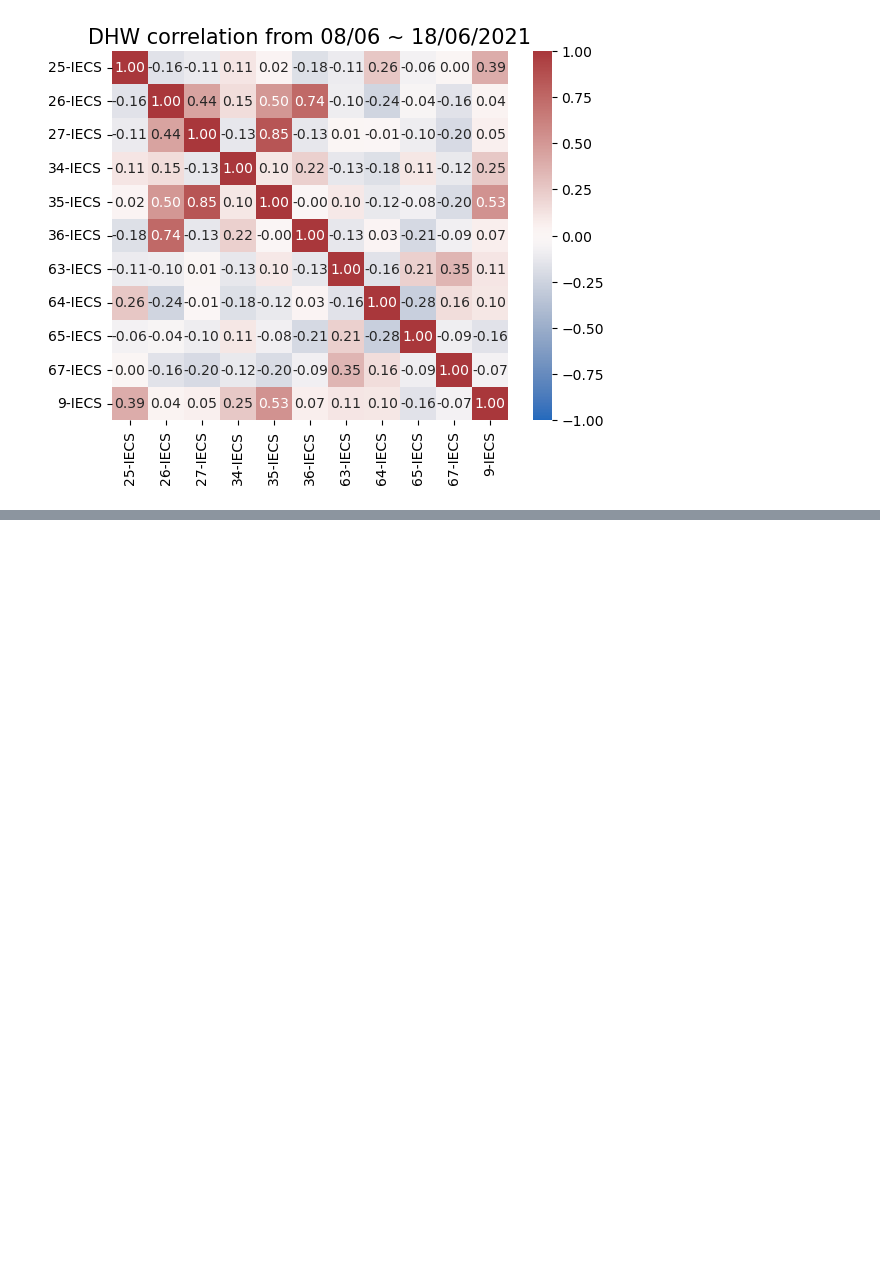
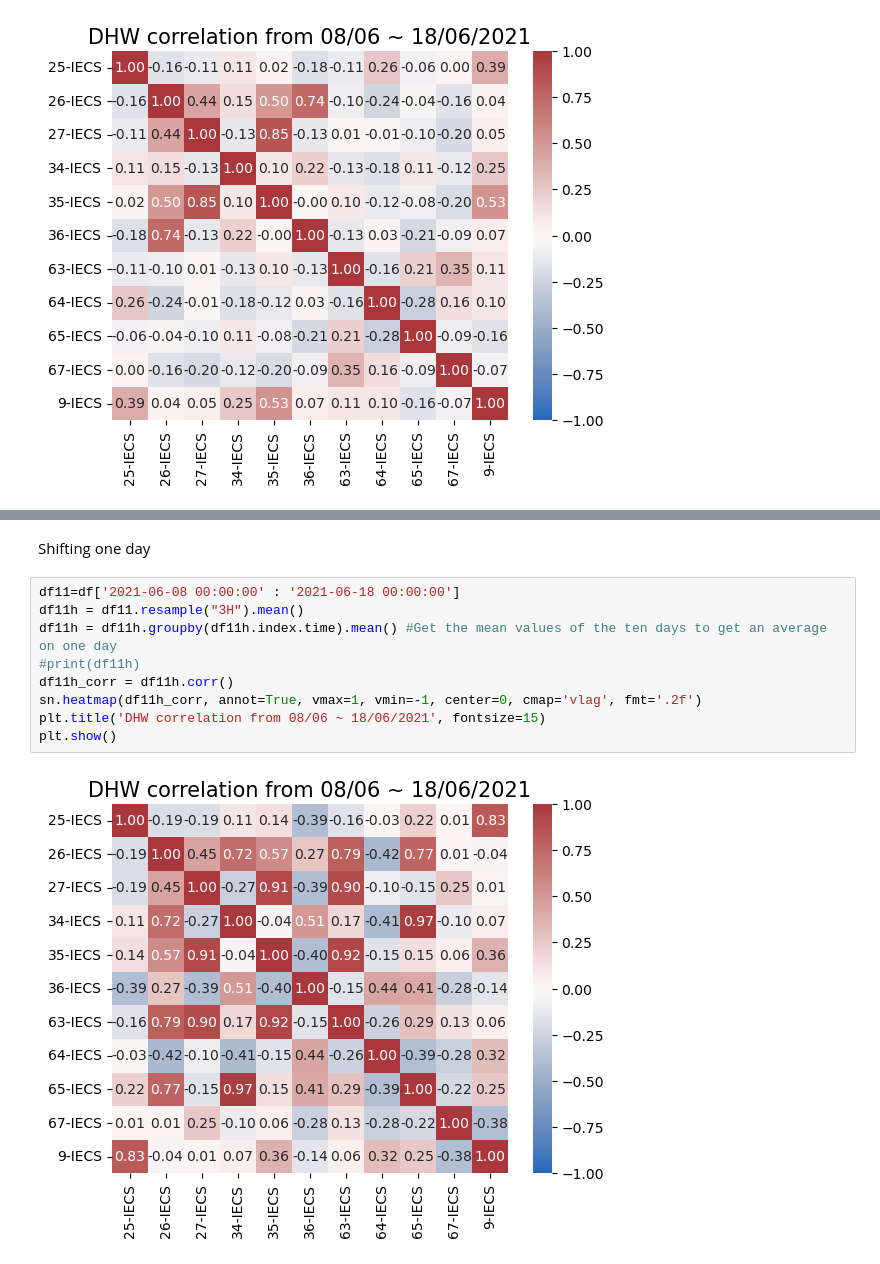
Before and after one commit to Joana-Giraud-Bit/PIRD, a Jupyter notebook: Correlation analysis.ipynb, the cells around one changed output, grey strips where cells are left out. Saved outputs shown, nothing was run; the diff lists cells and outputs as text; blank space fills up the shorter version.

```diff
--- a/Correlation analysis.ipynb
+++ b/Correlation analysis.ipynb
@@ -219,0 +273,13 @@ plt.show()
+# %% [markdown]
+Shifting one day
+# %%
+df11=df['2021-06-08 00:00:00' : '2021-06-18 00:00:00']
+df11h = df11.resample("3H").mean()
+df11h = df11h.groupby(df11h.index.time).mean() #Get the mean values of the ten days to get an average on one day
+#print(df11h)
+df11h_corr = df11h.corr()
+sn.heatmap(df11h_corr, annot=True, vmax=1, vmin=-1, center=0, cmap='vlag', fmt='.2f')
+plt.title('DHW correlation from 08/06 ~ 18/06/2021', fontsize=15)
+plt.show()
+# %% [output]
+[figure, added]
```
Also changed, not shown: parts of 15 cells of this notebook.
